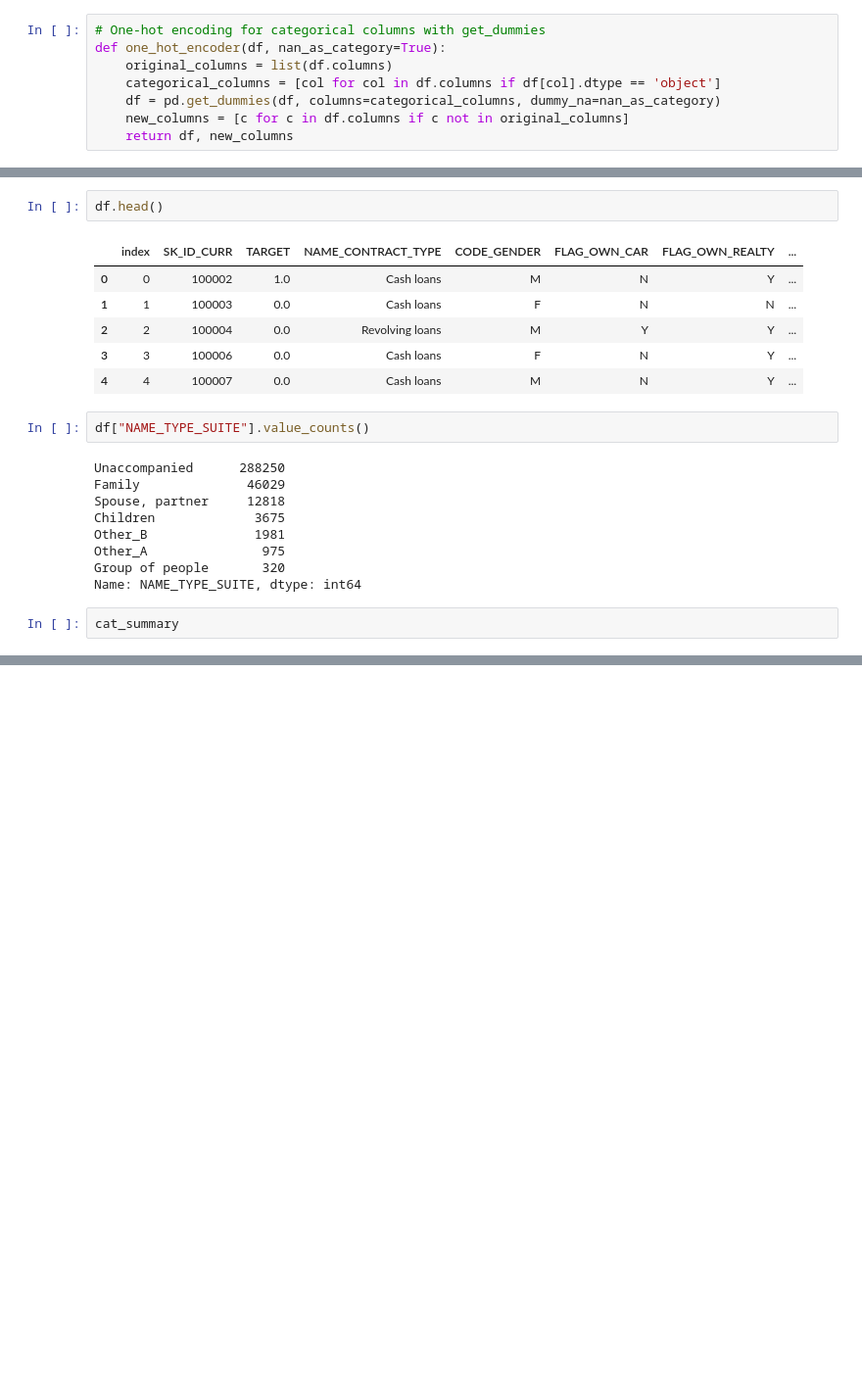
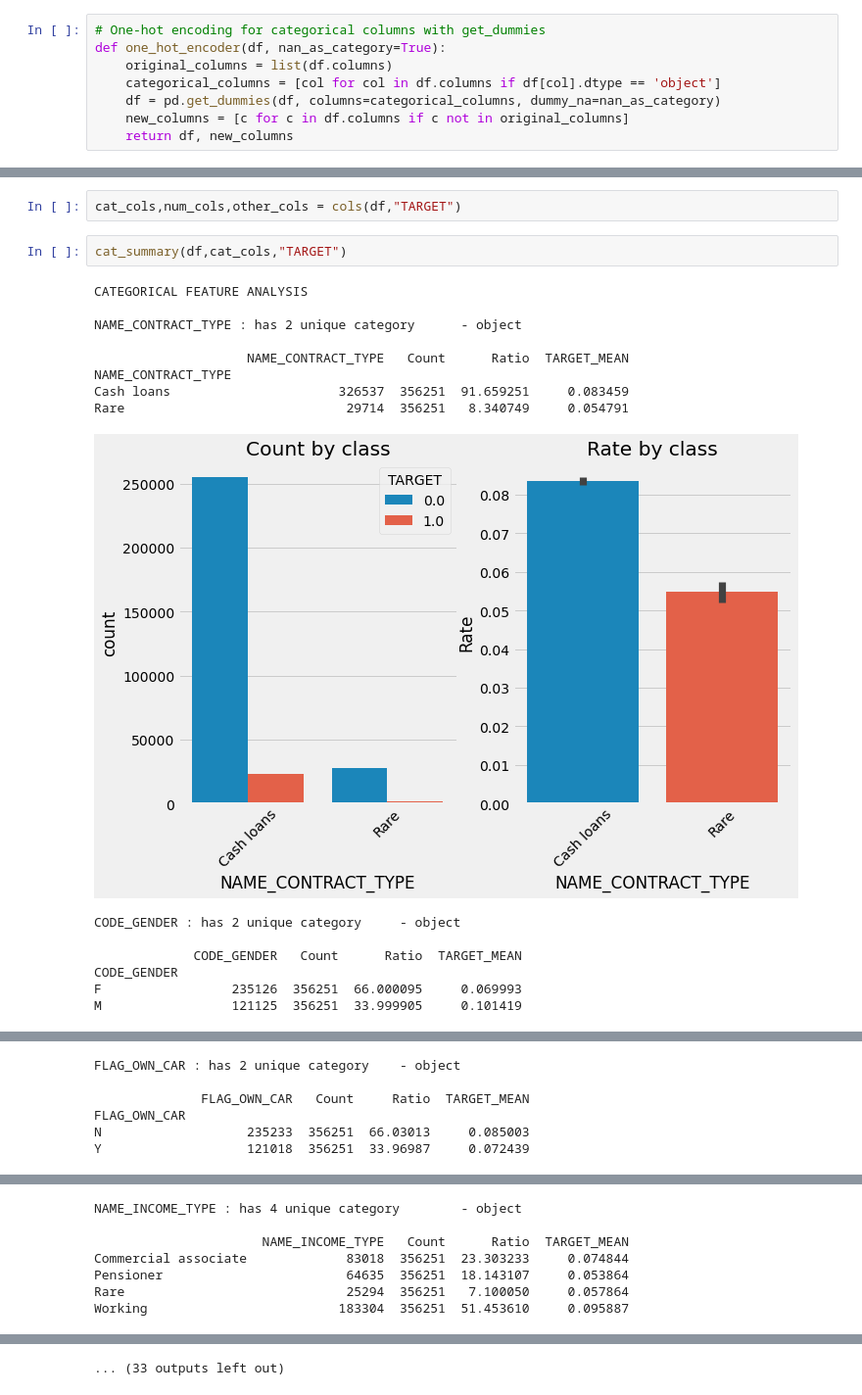
Before and after one commit to oguzerdo/HomeCreditDefaultRisk, a Jupyter notebook: Application/FeatureEngineering.ipynb, the cells around one changed output, grey strips where cells are left out. Shown: that part at 98% size. Drawn from its saved outputs; the diff is of its cells as text; blank space fills up the shorter version.

```diff
--- a/Application/FeatureEngineering.ipynb
+++ b/Application/FeatureEngineering.ipynb
@@ -118,22 +182,20 @@ df.loc[(df["OCCUPATION_TYPE"] == "IT staff"), "OCCUPATION_TYPE"] = 4
-# %%
-df.head()
-# %% [output]
-|  | index | SK_ID_CURR | TARGET | NAME_CONTRACT_TYPE | CODE_GENDER | FLAG_OWN_CAR | FLAG_OWN_REALTY | ... |
-| 0 | 0 | 100002 | 1.0 | Cash loans | M | N | Y | ... |
-| 1 | 1 | 100003 | 0.0 | Cash loans | F | N | N | ... |
-| 2 | 2 | 100004 | 0.0 | Revolving loans | M | Y | Y | ... |
-| 3 | 3 | 100006 | 0.0 | Cash loans | F | N | Y | ... |
-| 4 | 4 | 100007 | 0.0 | Cash loans | M | N | Y | ... |
-# %%
-df["NAME_TYPE_SUITE"].value_counts()
-# %% [output]
-Unaccompanied      288250
-Family              46029
-Spouse, partner     12818
-Children             3675
-Other_B              1981
-Other_A               975
-Group of people       320
-Name: NAME_TYPE_SUITE, dtype: int64
-# %%
-cat_summary
+# %%
+cat_cols,num_cols,other_cols = cols(df,"TARGET")
+# %%
+cat_summary(df,cat_cols,"TARGET")
+# %% [output]
+CATEGORICAL FEATURE ANALYSIS
+
+NAME_CONTRACT_TYPE : has 2 unique category      - object
+
+                    NAME_CONTRACT_TYPE   Count      Ratio  TARGET_MEAN
+NAME_CONTRACT_TYPE
+Cash loans                      326537  356251  91.659251     0.083459
+Rare                             29714  356251   8.340749     0.054791
+[figure, added]
+CODE_GENDER : has 2 unique category     - object
+
+             CODE_GENDER   Count      Ratio  TARGET_MEAN
+CODE_GENDER
+F                 235126  356251  66.000095     0.069993
+M                 121125  356251  33.999905     0.101419
@@ -139,0 +203,6 @@ cat_summary
+FLAG_OWN_CAR : has 2 unique category    - object
+
+              FLAG_OWN_CAR   Count     Ratio  TARGET_MEAN
+FLAG_OWN_CAR
+N                   235233  356251  66.03013     0.085003
+Y                   121018  356251  33.96987     0.072439
@@ -139,0 +210,7 @@ cat_summary
+NAME_INCOME_TYPE : has 4 unique category        - object
+
+                      NAME_INCOME_TYPE   Count      Ratio  TARGET_MEAN
+Commercial associate             83018  356251  23.303233     0.074844
+Pensioner                        64635  356251  18.143107     0.053864
+Rare                             25294  356251   7.100050     0.057864
+Working                         183304  356251  51.453610     0.095887
@@ -139,0 +238 @@ cat_summary
+... (33 outputs left out)
```
Also changed, not shown: parts of 2 cells of this notebook, 3 other files.
